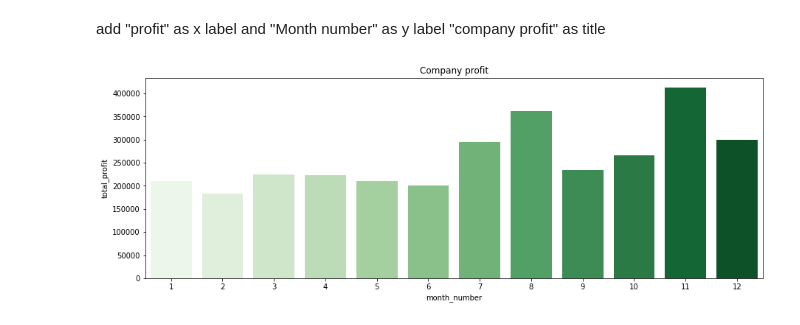
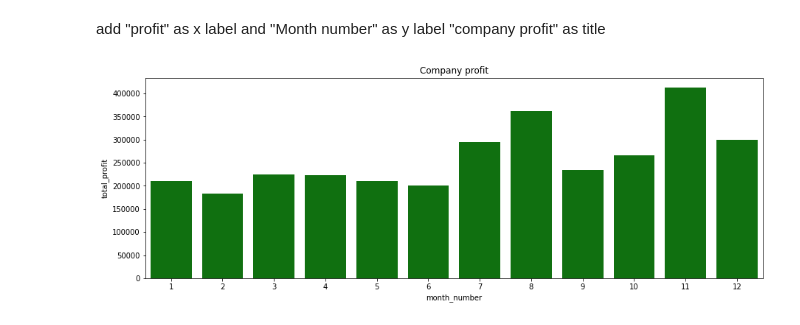
Before and after one commit to MapsaBootCamp/ML3_EXERCISE, a Jupyter notebook: Q3.ipynb, the cells around one changed output. Drawn from its saved outputs; the diff is of its cells as text; code cells hidden in the pictures.

```diff
--- a/Q3.ipynb
+++ b/Q3.ipynb
@@ -104,10 +105,10 @@ add "profit" as x label and "Month number" as y label "company profit" as title
 # %%
 import seaborn as sns
 import matplotlib.pyplot as plt
 
 fig = plt.subplots(figsize = (15,5))
-sns.barplot(x=df2["month_number"], y=df2["total_profit"], color='Green', palette = "Greens")
+sns.barplot(x=df2["month_number"], y=df2["total_profit"], color='Green')
 plt.title('Company profit')
 plt.show()
 # %% [output]
-[figure, old version]
+[figure, new version]
```
Also changed, not shown: parts of 5 cells of this notebook.
